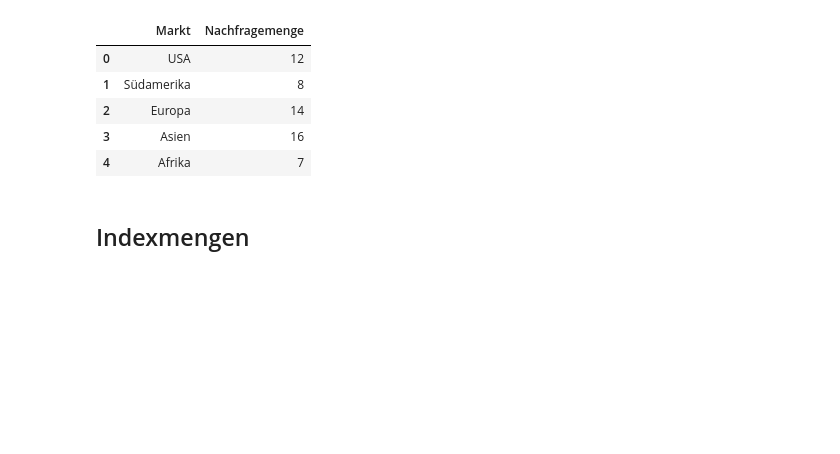
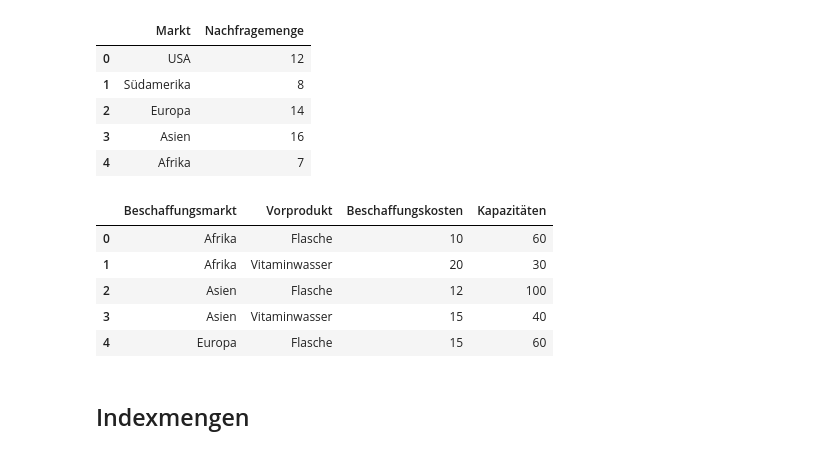
Before and after one commit to AlexKressner/WS25_Supply_Chain_Optimierung, a Jupyter notebook: Fallstudie_Juicy_AG_Erweiterung_Beschaffung.ipynb, the cells around one changed output. Saved outputs shown, nothing was run; the diff lists cells and outputs as text; code cells hidden in the pictures; blank space fills up the shorter version.

```diff
--- a/Fallstudie_Juicy_AG_Erweiterung_Beschaffung.ipynb
+++ b/Fallstudie_Juicy_AG_Erweiterung_Beschaffung.ipynb
@@ -66,6 +72,19 @@ nachfrage
 | 2 | Europa | 14 |
 | 3 | Asien | 16 |
 | 4 | Afrika | 7 |
+# %%
+path = f"{folder}/NetworkDesign_Beschaffungskosten.csv"
+# %%
+beschaffung = pd.read_csv(path, sep=";")
+# %%
+beschaffung.head()
+# %% [output]
+|  | Beschaffungsmarkt | Vorprodukt | Beschaffungskosten | Kapazitäten |
+| 0 | Afrika | Flasche | 10 | 60 |
+| 1 | Afrika | Vitaminwasser | 20 | 30 |
+| 2 | Asien | Flasche | 12 | 100 |
+| 3 | Asien | Vitaminwasser | 15 | 40 |
+| 4 | Europa | Flasche | 15 | 60 |
 # %% [markdown]
 ## Indexmengen
 # %%
```
Also changed, not shown: parts of 15 cells of this notebook.
